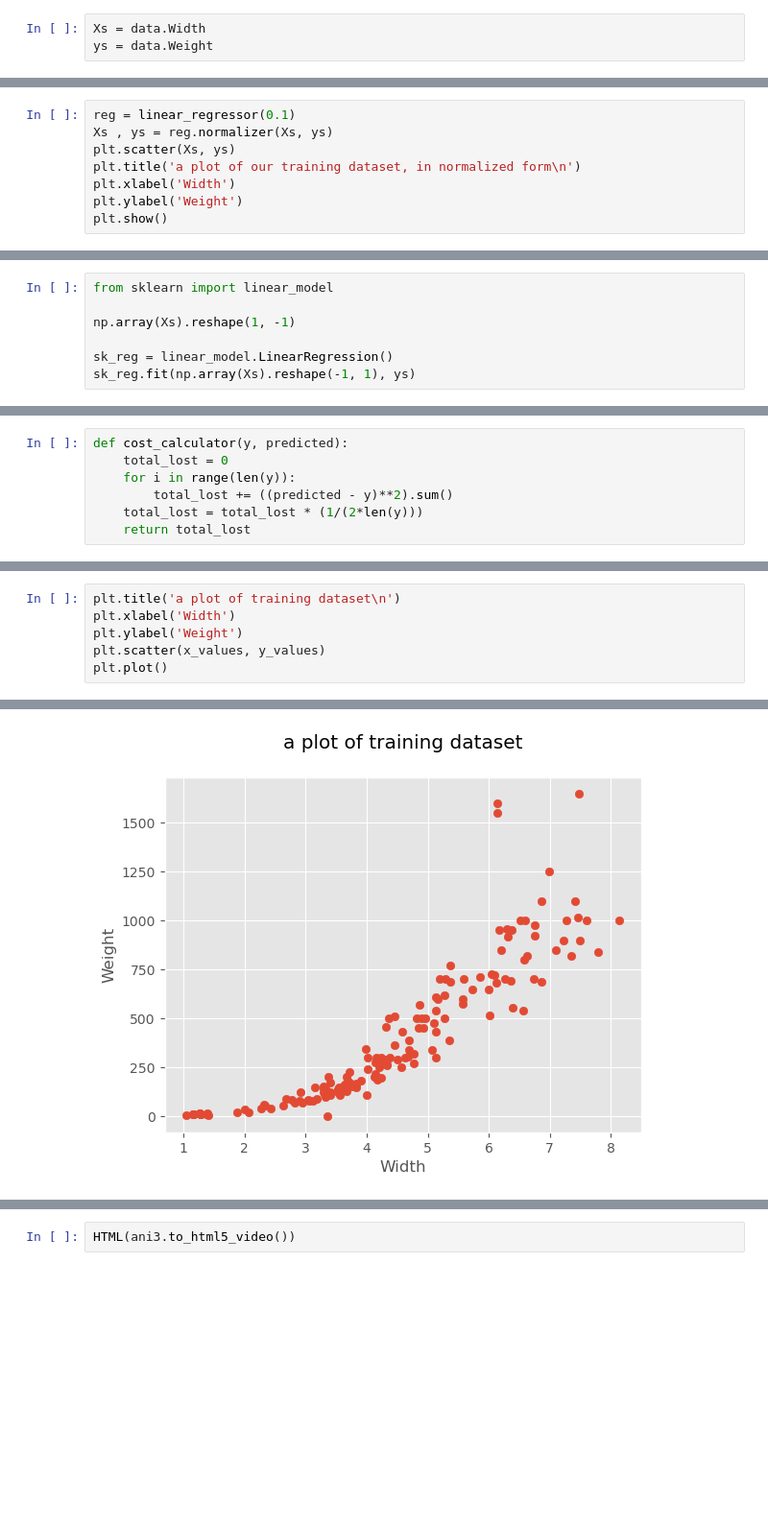
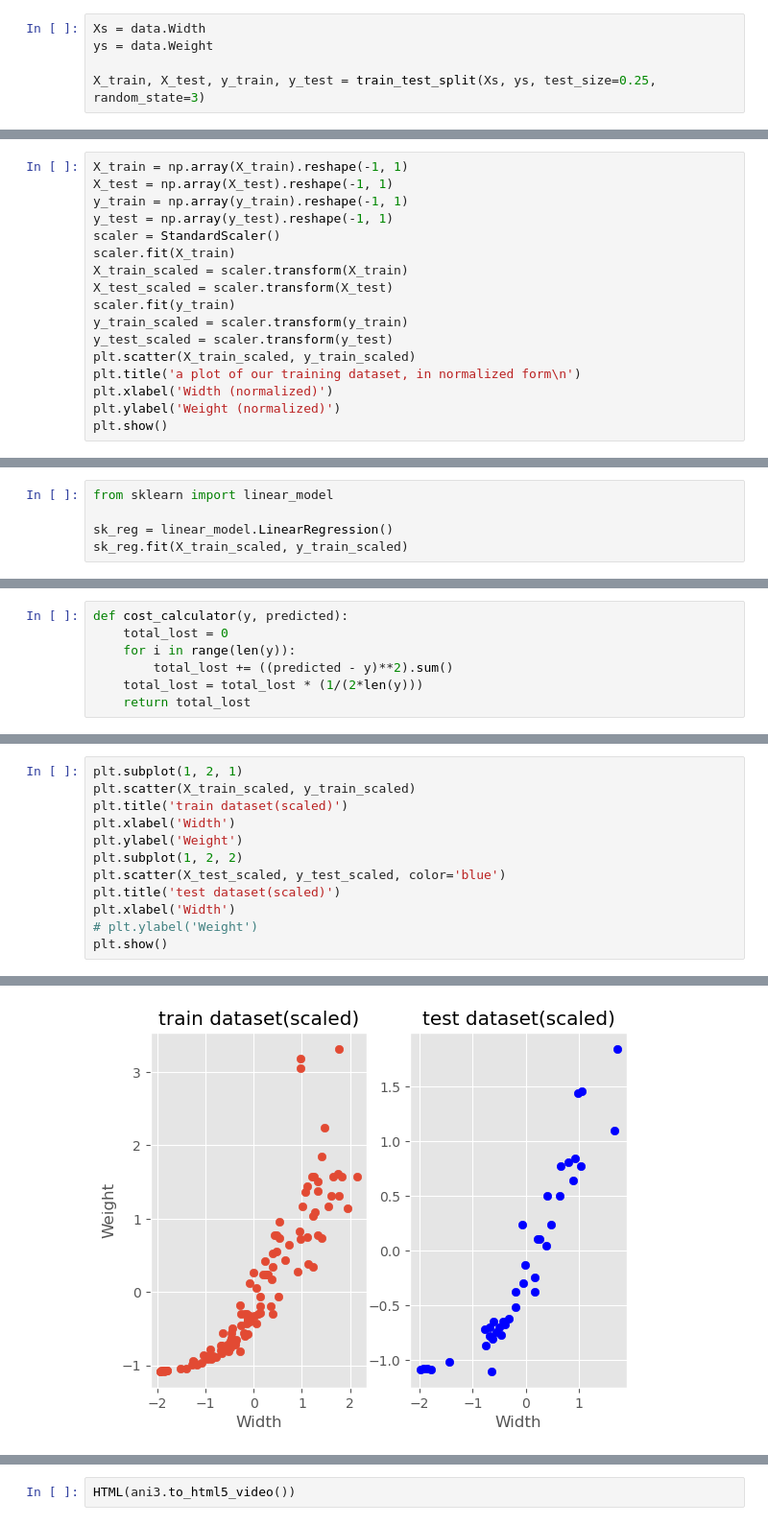
Before and after one commit to Alireza-Gharavi/my_learning_journey, a Jupyter notebook: ANN's_from_scratch/linear_regressor.ipynb, the cells around one changed output, grey strips where cells are left out. Shown at 96% size. Cells and saved outputs as stored; diff of their text form; blank space fills up the shorter version.

```diff
--- a/ANN's_from_scratch/linear_regressor.ipynb
+++ b/ANN's_from_scratch/linear_regressor.ipynb
@@ -34,4 +36,6 @@ sns.pairplot(data, hue='Species')
 # %%
 Xs = data.Width
 ys = data.Weight
+
+X_train, X_test, y_train, y_test = train_test_split(Xs, ys, test_size=0.25, random_state=3)
 # %%
@@ -81,9 +91,18 @@ class linear_regressor :
 # %%
-reg = linear_regressor(0.1)
-Xs , ys = reg.normalizer(Xs, ys)
-plt.scatter(Xs, ys)
+X_train = np.array(X_train).reshape(-1, 1)
+X_test = np.array(X_test).reshape(-1, 1)
+y_train = np.array(y_train).reshape(-1, 1)
+y_test = np.array(y_test).reshape(-1, 1)
+scaler = StandardScaler()
+scaler.fit(X_train)
+X_train_scaled = scaler.transform(X_train)
+X_test_scaled = scaler.transform(X_test)
+scaler.fit(y_train)
+y_train_scaled = scaler.transform(y_train)
+y_test_scaled = scaler.transform(y_test)
+plt.scatter(X_train_scaled, y_train_scaled)
 plt.title('a plot of our training dataset, in normalized form\n')
-plt.xlabel('Width')
-plt.ylabel('Weight')
+plt.xlabel('Width (normalized)')
+plt.ylabel('Weight (normalized)')
 plt.show()
 # %% [output]
@@ -143,10 +157,8 @@ plt.plot()
 # %%
 from sklearn import linear_model
 
-np.array(Xs).reshape(1, -1)
-
 sk_reg = linear_model.LinearRegression()
-sk_reg.fit(np.array(Xs).reshape(-1, 1), ys)
+sk_reg.fit(X_train_scaled, y_train_scaled)
 # %% [output]
 LinearRegression()
 # %%
@@ -225,9 +251,15 @@ y_values = data.Weight
 # x_values = x_values.sort_values()
 # y_values = y_values.sort_values()
 # %%
-plt.title('a plot of training dataset\n')
+plt.subplot(1, 2, 1)
+plt.scatter(X_train_scaled, y_train_scaled)
+plt.title('train dataset(scaled)')
 plt.xlabel('Width')
 plt.ylabel('Weight')
-plt.scatter(x_values, y_values)
-plt.plot()
+plt.subplot(1, 2, 2)
+plt.scatter(X_test_scaled, y_test_scaled, color='blue')
+plt.title('test dataset(scaled)')
+plt.xlabel('Width')
+# plt.ylabel('Weight')
+plt.show()
 # %% [output]
@@ -235,2 +266,2 @@ plt.plot()
-[figure, old version]
+[figure, new version]
 # %%
```
Also changed, not shown: parts of 21 cells of this notebook.
